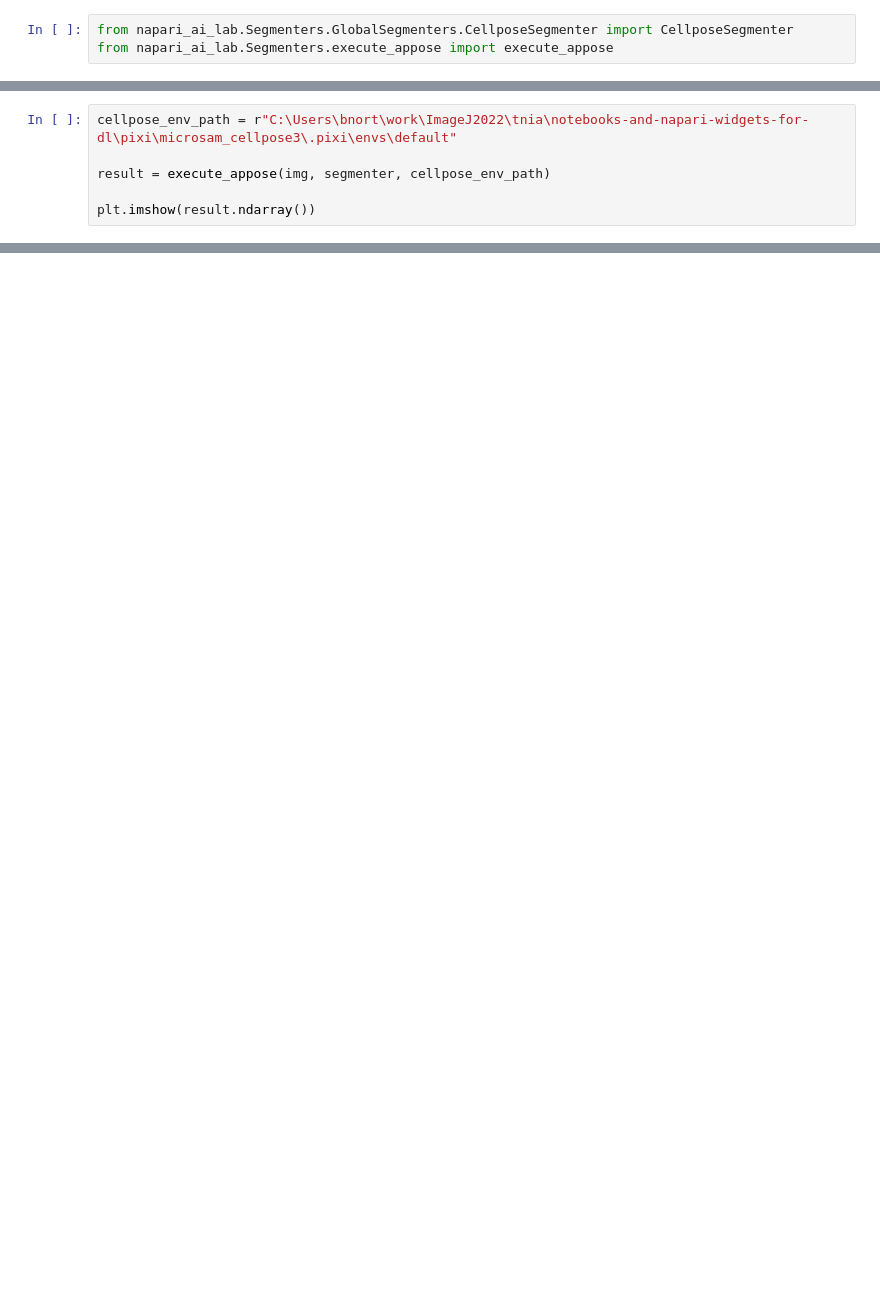
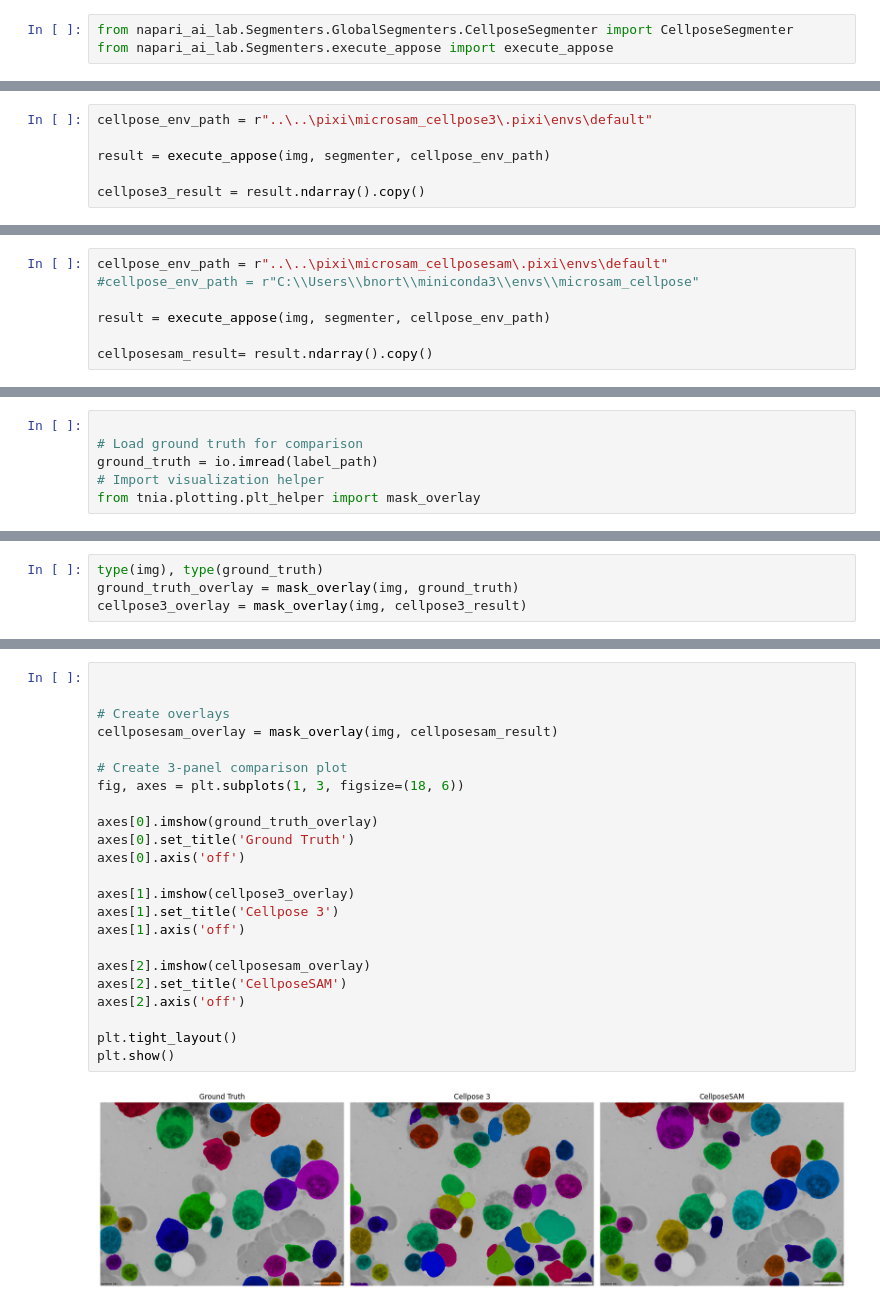
Before and after one commit to True-North-Intelligent-Algorithms/notebooks-and-napari-widgets-for-dl, a Jupyter notebook: docs/2025_updates_and_advances/15_appose_run_all.ipynb, the cells around one changed output, grey strips where cells are left out. Cells and saved outputs as stored; diff of their text form; blank space fills up the shorter version.

Commit message:
Add several Appose examples

```diff
--- a/docs/2025_updates_and_advances/15_appose_run_all.ipynb
+++ b/docs/2025_updates_and_advances/15_appose_run_all.ipynb
@@ -47,9 +70,9 @@ print(f"🔍 Cellpose local: {'✅ Available' if run_in_local_environment else '
 # %%
-cellpose_env_path = r"C:\Users\bnort\work\ImageJ2022\tnia\notebooks-and-napari-widgets-for-dl\pixi\microsam_cellpose3\.pixi\envs\default"
+cellpose_env_path = r"..\..\pixi\microsam_cellpose3\.pixi\envs\default"
 
 result = execute_appose(img, segmenter, cellpose_env_path)
 
-plt.imshow(result.ndarray())
+cellpose3_result = result.ndarray().copy()
 # %% [output]
 Cellpose not available locally - generated execution string for remote processing
 This string can be sent to a cellpose-enabled environment for execution
@@ -120,0 +85,7 @@ task.outputs["mask"] = ndarr_mask
+# %%
+cellpose_env_path = r"..\..\pixi\microsam_cellposesam\.pixi\envs\default"
+#cellpose_env_path = r"C:\\Users\\bnort\\miniconda3\\envs\\microsam_cellpose"
+
+result = execute_appose(img, segmenter, cellpose_env_path)
+
+cellposesam_result= result.ndarray().copy()
@@ -120,0 +109,6 @@ task.outputs["mask"] = ndarr_mask
+# %%
+
+# Load ground truth for comparison
+ground_truth = io.imread(label_path)
+# Import visualization helper
+from tnia.plotting.plt_helper import mask_overlay
@@ -120,0 +119,4 @@ task.outputs["mask"] = ndarr_mask
+# %%
+type(img), type(ground_truth)
+ground_truth_overlay = mask_overlay(img, ground_truth)
+cellpose3_overlay = mask_overlay(img, cellpose3_result)
@@ -120,0 +127,25 @@ task.outputs["mask"] = ndarr_mask
+# %%
+
+
+# Create overlays
+cellposesam_overlay = mask_overlay(img, cellposesam_result)
+
+# Create 3-panel comparison plot
+fig, axes = plt.subplots(1, 3, figsize=(18, 6))
+
+axes[0].imshow(ground_truth_overlay)
+axes[0].set_title('Ground Truth')
+axes[0].axis('off')
+
+axes[1].imshow(cellpose3_overlay)
+axes[1].set_title('Cellpose 3')
+axes[1].axis('off')
+
+axes[2].imshow(cellposesam_overlay)
+axes[2].set_title('CellposeSAM')
+axes[2].axis('off')
+
+plt.tight_layout()
+plt.show()
+# %% [output]
+[figure, added]
```
Also changed, not shown: parts of 19 cells of this notebook, 5 other files.
